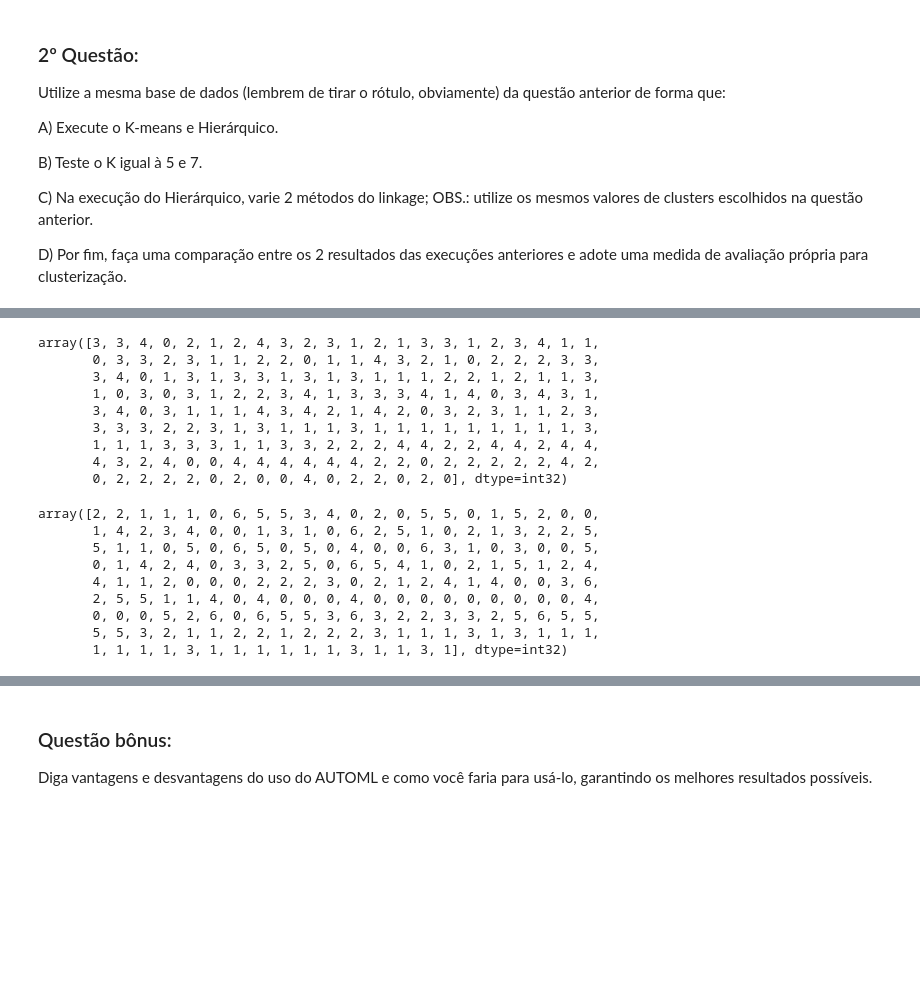
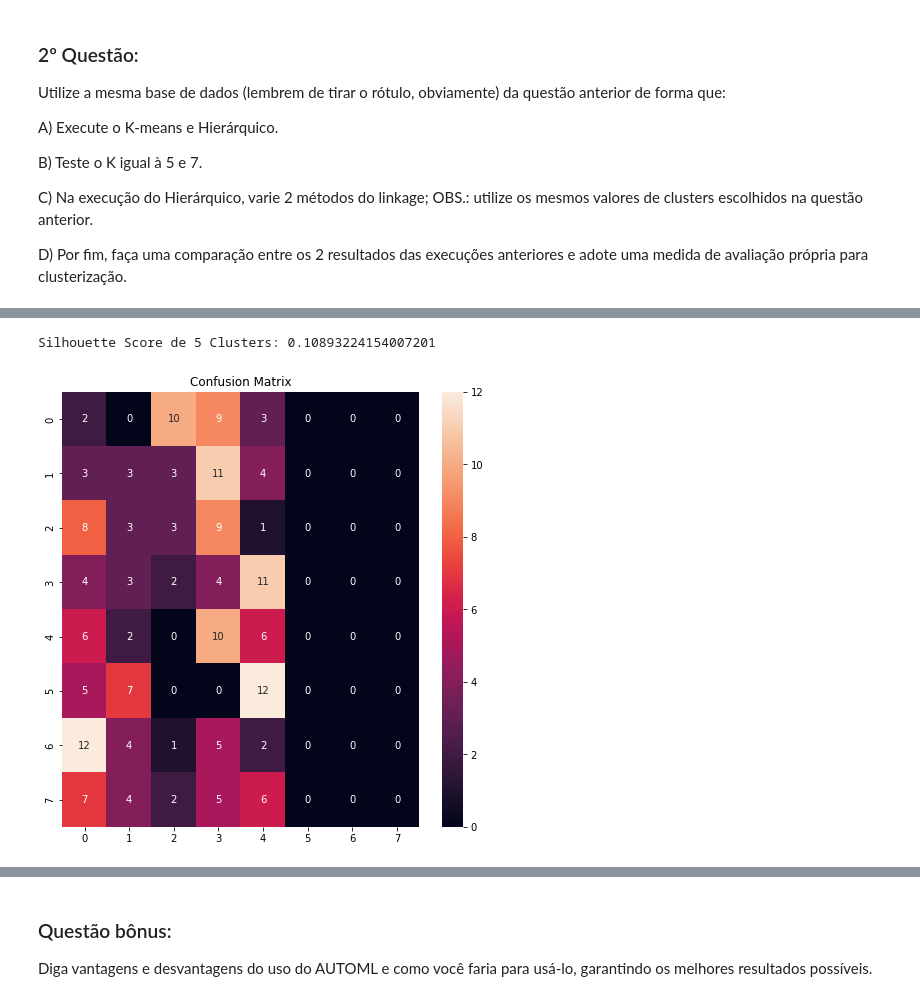
Before and after one commit to mthonorio/IA, a Jupyter notebook: prova_2/ProvaIA_2.ipynb, the cells around one changed output, grey strips where cells are left out. Saved outputs shown, nothing was run; the diff lists cells and outputs as text; code cells hidden in the pictures; blank space fills up the shorter version.

```diff
--- a/prova_2/ProvaIA_2.ipynb
+++ b/prova_2/ProvaIA_2.ipynb
@@ -428,30 +437,16 @@ array([3, 3, 0, 0, 0, 2, 2, 3, 3, 0, 2, 1, 3, 1, 3, 1, 1, 0, 3, 0, 1, 1,
 # %%
 # Execução do K-means com 5 clusters e executado 5x com diferentes sementes de centroide
 
 kmeans = KMeans(n_clusters=5, random_state=1, n_init = 5)
-kmeans.fit_predict(df_treaty)
+pred_k = kmeans.fit_predict(df_X)
+pred_Kmeans[5] = (pred_k)
+score = silhouette_score(df_X, kmeans.labels_, metric='euclidean')
+print("Silhouette Score de 5 Clusters: {}\n".format(score))
+
+ax = sns.heatmap(confusion_matrix(df_treated["GRADE"],pred_k),annot=(confusion_matrix(df_treated["GRADE"],pred_k)))
+ax.figure.set_size_inches(8, 8)
+ax.set_title("Confusion Matrix")
+plt.show()
 # %% [output]
-array([3, 3, 4, 0, 2, 1, 2, 4, 3, 2, 3, 1, 2, 1, 3, 3, 1, 2, 3, 4, 1, 1,
-       0, 3, 3, 2, 3, 1, 1, 2, 2, 0, 1, 1, 4, 3, 2, 1, 0, 2, 2, 2, 3, 3,
-       3, 4, 0, 1, 3, 1, 3, 3, 1, 3, 1, 3, 1, 1, 1, 2, 2, 1, 2, 1, 1, 3,
-       1, 0, 3, 0, 3, 1, 2, 2, 3, 4, 1, 3, 3, 3, 4, 1, 4, 0, 3, 4, 3, 1,
-       3, 4, 0, 3, 1, 1, 1, 4, 3, 4, 2, 1, 4, 2, 0, 3, 2, 3, 1, 1, 2, 3,
-       3, 3, 3, 2, 2, 3, 1, 3, 1, 1, 1, 3, 1, 1, 1, 1, 1, 1, 1, 1, 1, 3,
-       1, 1, 1, 3, 3, 3, 1, 1, 3, 3, 2, 2, 2, 4, 4, 2, 2, 4, 4, 2, 4, 4,
-       4, 3, 2, 4, 0, 0, 4, 4, 4, 4, 4, 4, 2, 2, 0, 2, 2, 2, 2, 2, 4, 2,
-       0, 2, 2, 2, 2, 0, 2, 0, 0, 4, 0, 2, 2, 0, 2, 0], dtype=int32)
+Silhouette Score de 5 Clusters: 0.10893224154007201
+[figure, added]
-# %%
-# Execução do K-means com 7 clusters
-
-kmeans = KMeans(n_clusters=7, random_state=1)
-kmeans.fit_predict(df_treaty)
-# %% [output]
-array([2, 2, 1, 1, 1, 0, 6, 5, 5, 3, 4, 0, 2, 0, 5, 5, 0, 1, 5, 2, 0, 0,
-       1, 4, 2, 3, 4, 0, 0, 1, 3, 1, 0, 6, 2, 5, 1, 0, 2, 1, 3, 2, 2, 5,
-       5, 1, 1, 0, 5, 0, 6, 5, 0, 5, 0, 4, 0, 0, 6, 3, 1, 0, 3, 0, 0, 5,
-       0, 1, 4, 2, 4, 0, 3, 3, 2, 5, 0, 6, 5, 4, 1, 0, 2, 1, 5, 1, 2, 4,
-       4, 1, 1, 2, 0, 0, 0, 2, 2, 2, 3, 0, 2, 1, 2, 4, 1, 4, 0, 0, 3, 6,
-       2, 5, 5, 1, 1, 4, 0, 4, 0, 0, 0, 4, 0, 0, 0, 0, 0, 0, 0, 0, 0, 4,
-       0, 0, 0, 5, 2, 6, 0, 6, 5, 5, 3, 6, 3, 2, 2, 3, 3, 2, 5, 6, 5, 5,
-       5, 5, 3, 2, 1, 1, 2, 2, 1, 2, 2, 2, 3, 1, 1, 1, 3, 1, 3, 1, 1, 1,
-       1, 1, 1, 1, 3, 1, 1, 1, 1, 1, 1, 3, 1, 1, 3, 1], dtype=int32)
```
Also changed, not shown: parts of 11 cells of this notebook.
